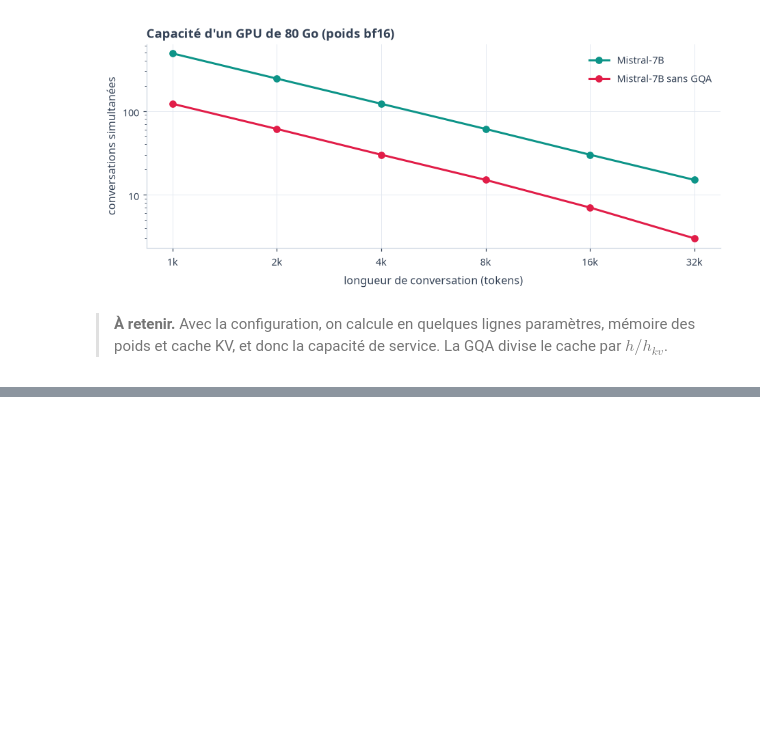
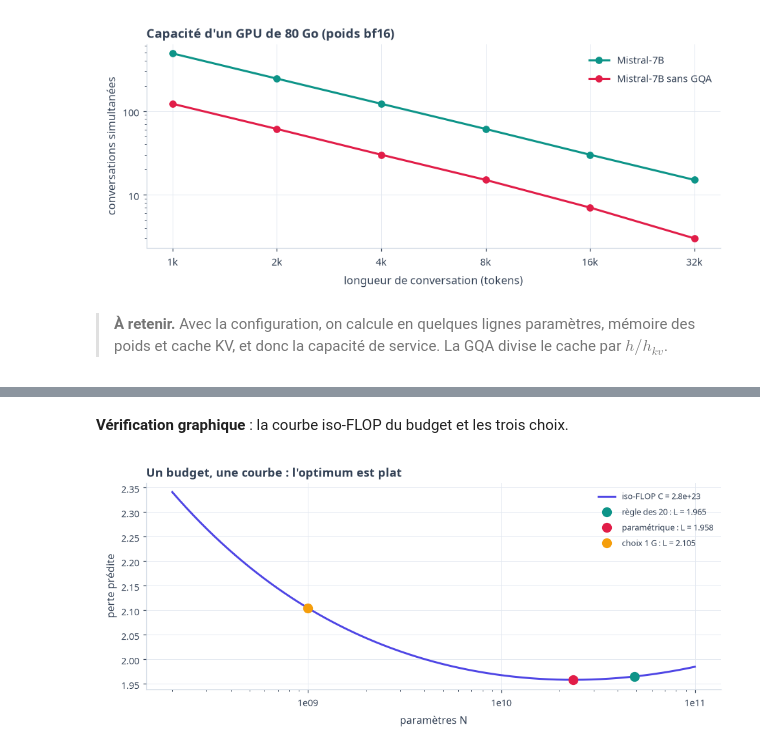
Before and after one commit to gwils28/AI_Engineering__ByTheBook, a Jupyter notebook: notebooks/ch02_comprendre_modeles_fondation/ch02_exercices_01-06.ipynb, the cells around one changed output, grey strips where cells are left out. Saved outputs shown, nothing was run; the diff lists cells and outputs as text; code cells hidden in the pictures; blank space fills up the shorter version.

```diff
--- a/notebooks/ch02_comprendre_modeles_fondation/ch02_exercices_01-06.ipynb
+++ b/notebooks/ch02_comprendre_modeles_fondation/ch02_exercices_01-06.ipynb
@@ -272,0 +375,13 @@ plt.tight_layout(); plt.show()
+# %%
+C_budget = 500_000 / 2.5 * 3600 * 0.4 * 989e12
+N20, D20 = m.chinchilla_optimal(C_budget)
+Np, Dp = m.chinchilla_optimal(C_budget, "parametric")
+N1 = 1e9; D1 = C_budget / (6 * N1)
+tab = pd.DataFrame({"N (milliards)": [N20 / 1e9, Np / 1e9, 1.0],
+                    "D (milliards de tokens)": [D20 / 1e9, Dp / 1e9, D1 / 1e9],
+                    "tokens / paramètre": [D20 / N20, Dp / Np, D1 / N1],
+                    "perte prédite": [float(m.chinchilla_loss(N20, D20)), float(m.chinchilla_loss(Np, Dp)),
+                                      float(m.chinchilla_loss(N1, D1))]},
+                   index=["règle des 20", "paramétrique", "choix 1 G"])
+print(f"C = {C_budget:.2e} FLOPs")
+tab.round(3)
@@ -272,0 +394,13 @@ plt.tight_layout(); plt.show()
+# %% [markdown]
+**Vérification graphique** : la courbe iso-FLOP du budget et les trois choix.
+# %%
+Ng = np.logspace(8.3, 11, 300)
+fig, ax = plt.subplots(figsize=(9, 4))
+ax.semilogx(Ng, m.chinchilla_loss(Ng, C_budget / (6 * Ng)), color=INDIGO, label=f"iso-FLOP C = {C_budget:.1e}")
+for (lab, row), c in zip(tab.iterrows(), [TEAL, ROSE, AMBER]):
+    ax.plot(row["N (milliards)"] * 1e9, row["perte prédite"], "o", ms=9, color=c, label=f"{lab} : L = {row['perte prédite']:.3f}")
+ax.set_xlabel("paramètres N"); ax.set_ylabel("perte prédite"); m.plain_log_axis(ax, fmt=sci)
+ax.set_title("Un budget, une courbe : l'optimum est plat"); ax.legend(fontsize=8.5)
+plt.tight_layout(); plt.show()
+# %% [output]
+[figure, added]
```
Also changed, not shown: parts of 20 cells of this notebook.
